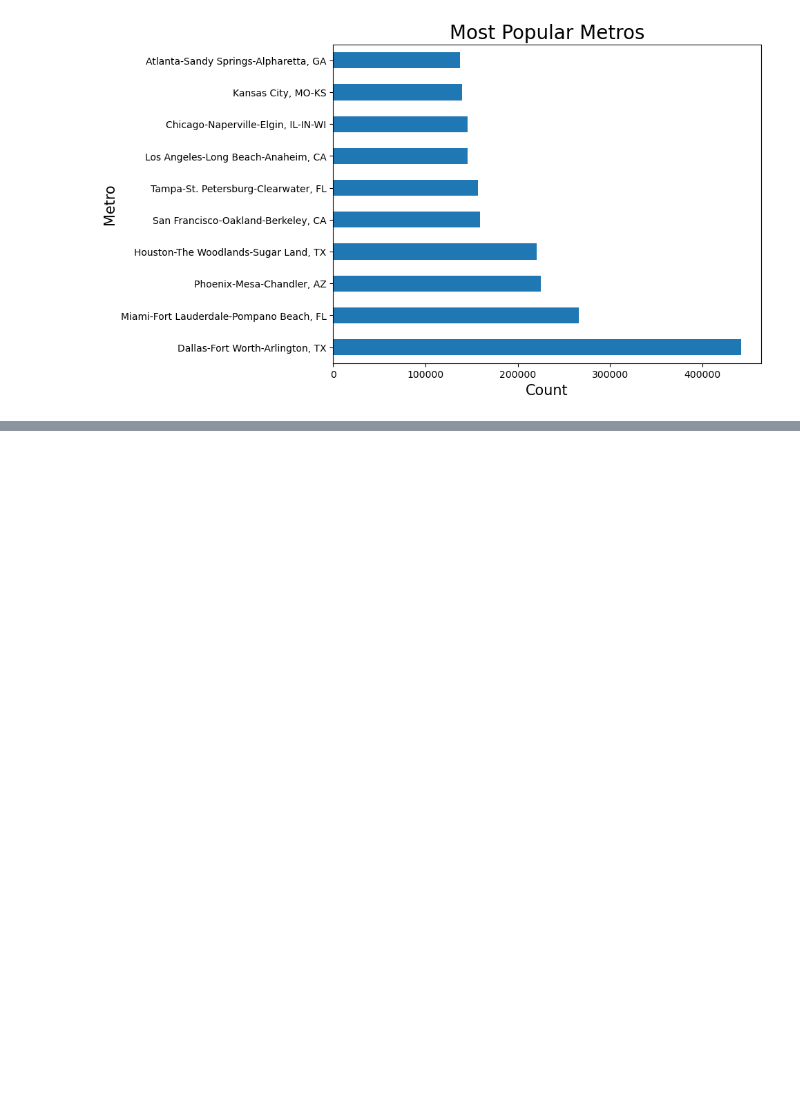
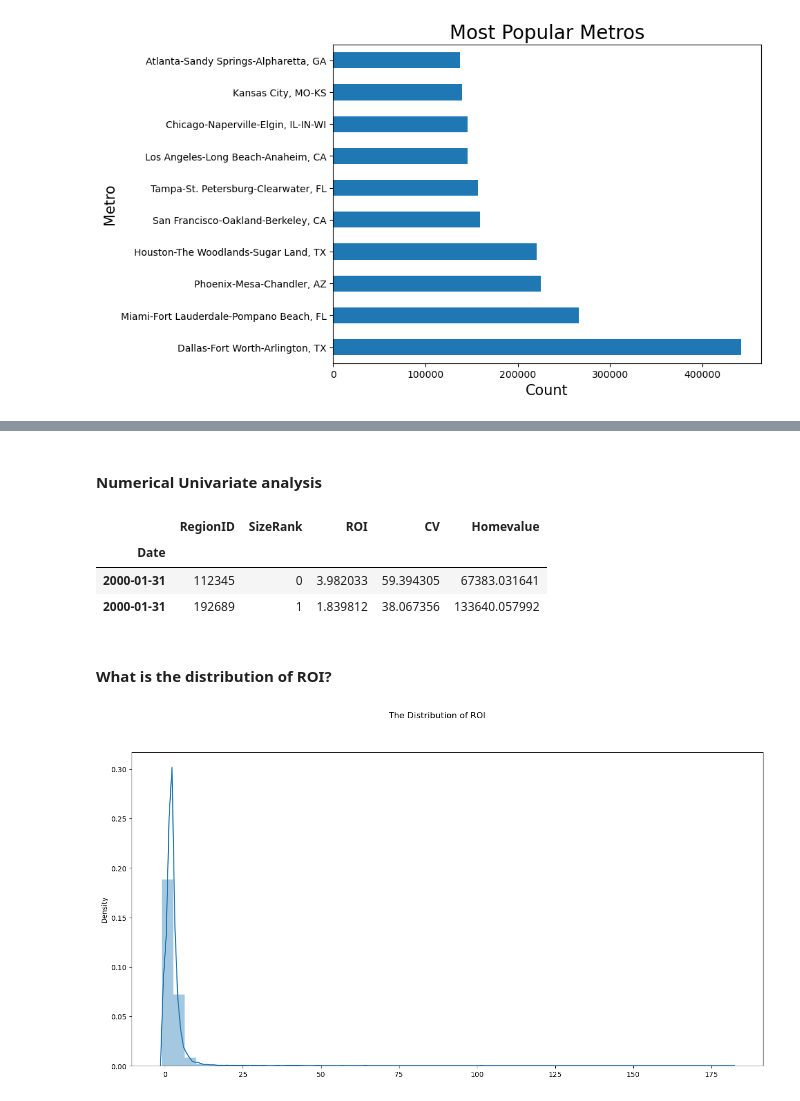
Before and after one commit to rodgersbunde/PHASE-4-PROJECT, a Jupyter notebook: Student.ipynb, the cells around one changed output, grey strips where cells are left out. Saved outputs shown, nothing was run; the diff lists cells and outputs as text; code cells hidden in the pictures; blank space fills up the shorter version.

```diff
--- a/Student.ipynb
+++ b/Student.ipynb
@@ -257,0 +269,29 @@ plot_most_popular_categorical(new_df, "Metro")
+# %% [markdown]
+#### Numerical Univariate analysis
+# %%
+numerical_columns_df.head(2)
+# %% [output]
+|  | RegionID | SizeRank | ROI | CV | Homevalue |
+| Date |  |  |  |  |  |
+| 2000-01-31 | 112345 | 0 | 3.982033 | 59.394305 | 67383.031641 |
+| 2000-01-31 | 192689 | 1 | 1.839812 | 38.067356 | 133640.057992 |
+# %%
+def plot_distribution(df, column):
+    """
+    Plots the distribution of a specified column in a DataFrame.
+
+    Args:
+        df (DataFrame): The pandas DataFrame containing the data.
+        column (str): The column name for which to plot the distribution.
+
+    """
+    plt.figure(figsize=(16, 8))
+    sns.distplot(np.array(df[column]), kde=True)
+    plt.suptitle(f"The Distribution of {column}")
+    plt.show()
+# %% [markdown]
+#### What is the distribution of ROI?
+# %%
+plot_distribution(new_df, 'ROI')
+# %% [output]
+[figure, added]
```
Also changed, not shown: parts of 26 cells of this notebook.
